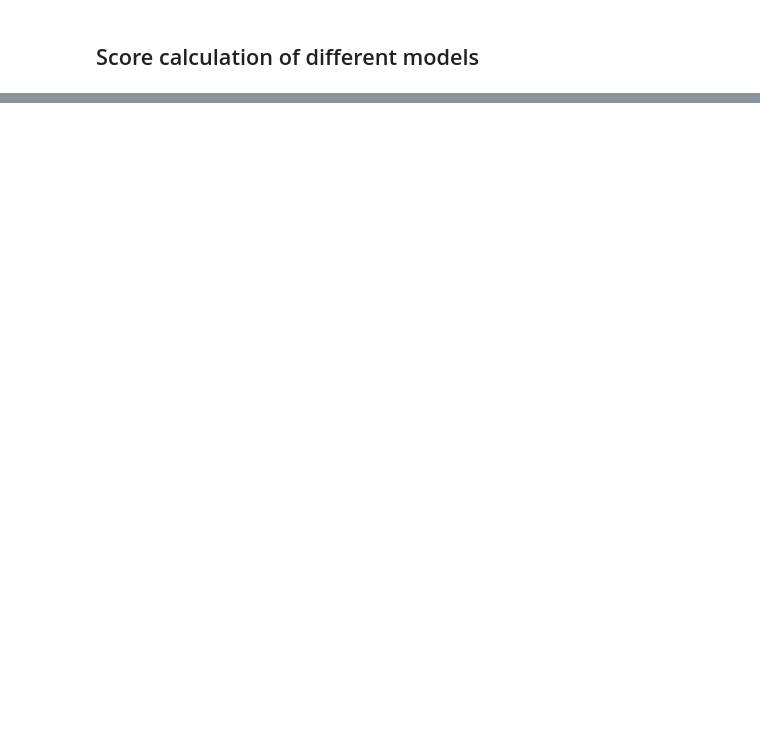
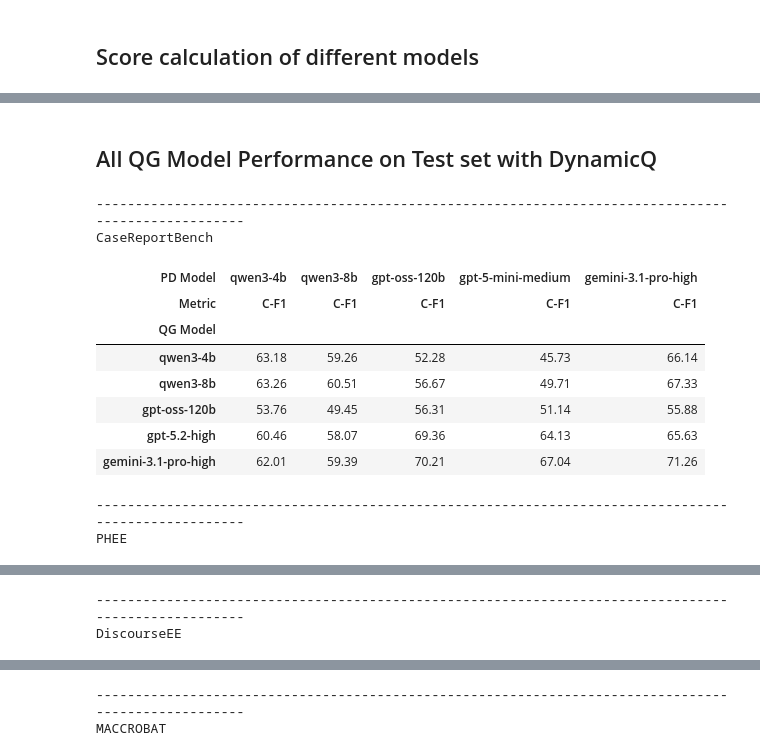
Before and after one commit to sahaslab/LoQA, a Jupyter notebook: Code/xDev/check-scores-1.ipynb, the cells around one changed output, grey strips where cells are left out. Drawn from its saved outputs; the diff is of its cells as text; code cells hidden in the pictures; blank space fills up the shorter version.

```diff
--- a/Code/xDev/check-scores-1.ipynb
+++ b/Code/xDev/check-scores-1.ipynb
@@ -98,0 +296,19 @@ MACCROBAT
+# %%
+# Average score per QG model across PD models and datasets
+# Choose which metric to average
+METRIC_AVG = "complex-match-f1"  # or "relaxed-match-f1"
+
+avg_per_dataset = {}
+for dataset, df in datasets_dfs.items():
+    # df: index = QG model, columns = (PD_model, metric)
+    df_metric = df.xs(METRIC_AVG, axis=1, level=1).astype(float)
+    # mean over PD models for each QG
+    avg_per_dataset[dataset] = df_metric.mean(axis=1)
+
+# DataFrame: rows = QG models, columns = datasets
+avg_df = pd.DataFrame(avg_per_dataset)
+# Overall mean across all 4 datasets for each QG model
+avg_df["overall_mean"] = avg_df.mean(axis=1)
+
+print(f"Average {METRIC_AVG} per QG model (per dataset and overall across datasets):")
+display(avg_df.round(2))
@@ -98,0 +475,56 @@ MACCROBAT
+# %% [markdown]
+## All QG Model Performance on Test set with DynamicQ
+# %%
+from pathlib import Path
+import json
+import pandas as pd
+from IPython.display import display
+
+DATASETS = ["CaseReportBench", "PHEE", "DiscourseEE", "MACCROBAT"]
+QG_Models = ["qwen3-4b", "qwen3-8b", "gpt-oss-120b", "gpt-5.2-high", "gemini-3.1-pro-high"]
+PD_Models = [ "qwen3-4b", "qwen3-8b", "gpt-oss-120b", "gpt-5-mini-medium", "gemini-3.1-pro-high"]
+
+OUTPUTS_SC_DIR = "/dartfs/rc/home/j/f006f3j/lab/omar/LoQA/Outputs/sc"
+SETUP = "dynamicQ"
+
+
+def load_scores(dataset: str, setup: str, model: str, qg_model: str):
+    base_dir = Path(OUTPUTS_SC_DIR) / dataset
+    filename = f"{setup}-{qg_model}-zs-v0-{dataset}-test-{model}-zs-v0.json"
+    path = base_dir / filename
+    if not path.exists():
+        return None, None
+    with path.open("r") as f:
+        data = json.load(f).get("overall", {})
+    return data.get("relaxed-match-f1"), data.get("complex-match-f1")
+
+
+for dataset in DATASETS:
+    rows = []
+    for qg_model in QG_Models:
+        row = {"QG Model": qg_model}
+        for pd_model in PD_Models:
+            relaxed, complex_ = load_scores(dataset, SETUP, pd_model, qg_model)
+            #row[(pd_model, "R-F1")] = relaxed
+            row[(pd_model, "C-F1")] = complex_
+        rows.append(row)
+
+    df = pd.DataFrame(rows).set_index("QG Model")
+    df.columns = pd.MultiIndex.from_tuples(df.columns, names=["PD Model", "Metric"])
+
+    print("-" * 100)
+    print(dataset)
+    display(df.round(2))
+# %% [output]
+----------------------------------------------------------------------------------------------------
+CaseReportBench
+| PD Model | qwen3-4b | qwen3-8b | gpt-oss-120b | gpt-5-mini-medium | gemini-3.1-pro-high |
+| Metric | C-F1 | C-F1 | C-F1 | C-F1 | C-F1 |
+| QG Model |  |  |  |  |  |
+| qwen3-4b | 63.18 | 59.26 | 52.28 | 45.73 | 66.14 |
+| qwen3-8b | 63.26 | 60.51 | 56.67 | 49.71 | 67.33 |
+| gpt-oss-120b | 53.76 | 49.45 | 56.31 | 51.14 | 55.88 |
+| gpt-5.2-high | 60.46 | 58.07 | 69.36 | 64.13 | 65.63 |
+| gemini-3.1-pro-high | 62.01 | 59.39 | 70.21 | 67.04 | 71.26 |
+----------------------------------------------------------------------------------------------------
+PHEE
@@ -98,0 +539,2 @@ MACCROBAT
+----------------------------------------------------------------------------------------------------
+DiscourseEE
@@ -98,0 +549,2 @@ MACCROBAT
+----------------------------------------------------------------------------------------------------
+MACCROBAT
```
Also changed, not shown: parts of 21 cells of this notebook, 43 other files.
